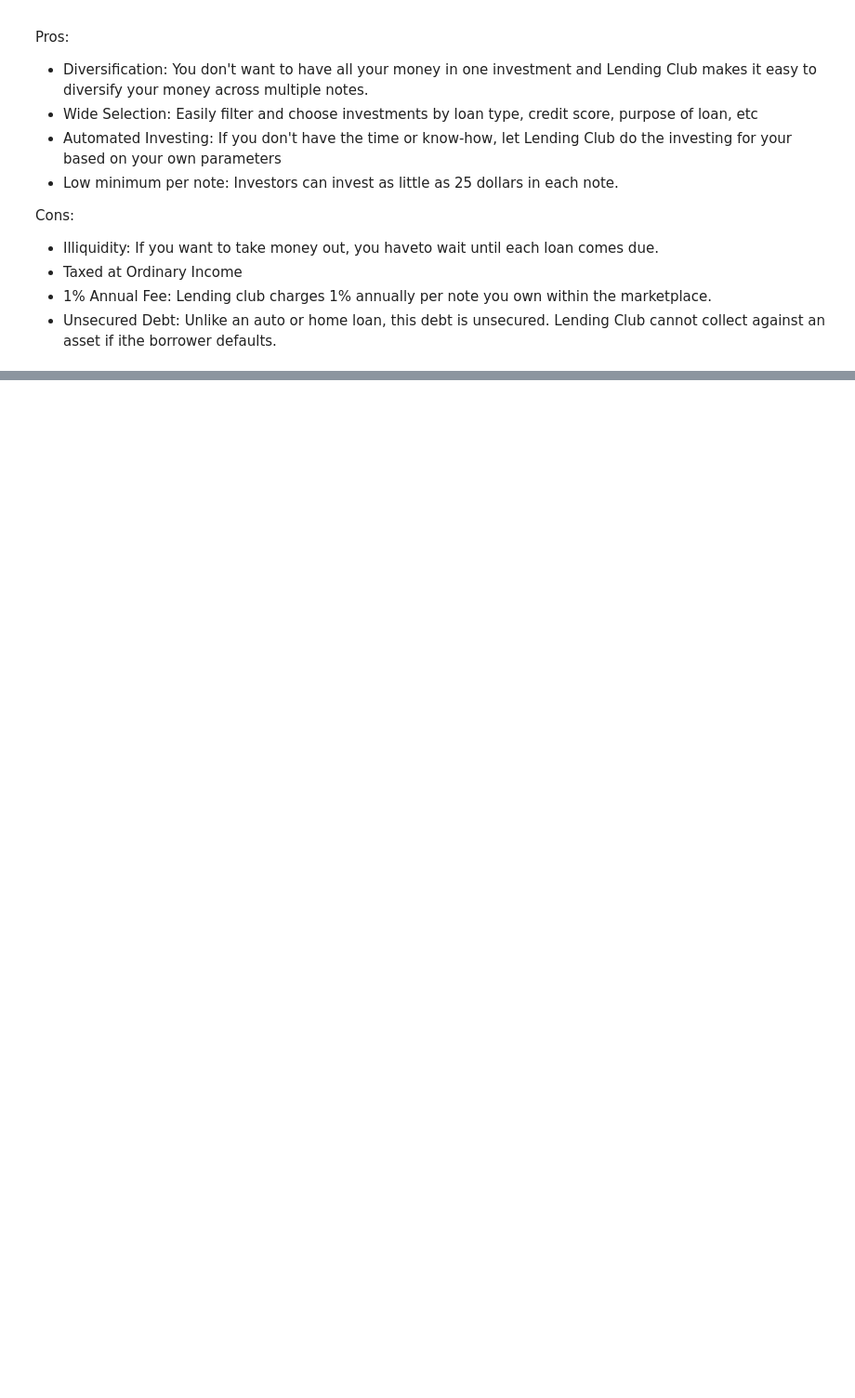
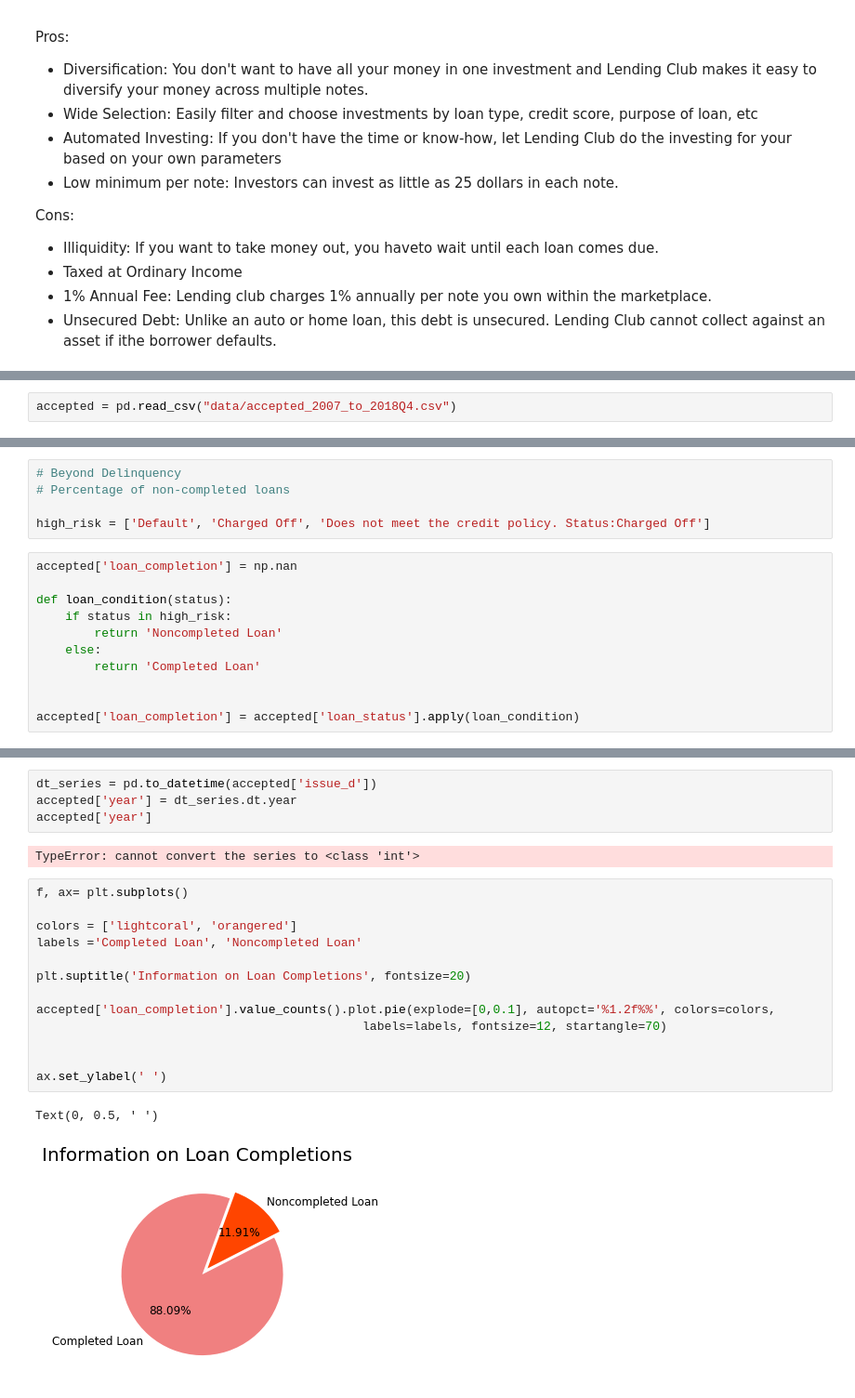
Before and after one commit to touyang219/LC_Capstone, a Jupyter notebook: Capstone.ipynb, the cells around one changed output, grey strips where cells are left out. Shown at 93% size. Cells and saved outputs as stored; diff of their text form; blank space fills up the shorter version.

```diff
--- a/Capstone.ipynb
+++ b/Capstone.ipynb
@@ -80,0 +92,2 @@ Cons:
+# %%
+accepted = pd.read_csv("data/accepted_2007_to_2018Q4.csv")
@@ -80,0 +130,16 @@ Cons:
+# %%
+# Beyond Delinquency
+# Percentage of non-completed loans
+
+high_risk = ['Default', 'Charged Off', 'Does not meet the credit policy. Status:Charged Off']
+# %%
+accepted['loan_completion'] = np.nan
+
+def loan_condition(status):
+    if status in high_risk:
+        return 'Noncompleted Loan'
+    else:
+        return 'Completed Loan'
+
+
+accepted['loan_completion'] = accepted['loan_status'].apply(loan_condition)
@@ -80,0 +169,22 @@ Cons:
+# %%
+dt_series = pd.to_datetime(accepted['issue_d'])
+accepted['year'] = dt_series.dt.year
+accepted['year']
+# %% [output]
+TypeError: cannot convert the series to <class 'int'>
+# %%
+f, ax= plt.subplots()
+
+colors = ['lightcoral', 'orangered']
+labels ='Completed Loan', 'Noncompleted Loan'
+
+plt.suptitle('Information on Loan Completions', fontsize=20)
+
+accepted['loan_completion'].value_counts().plot.pie(explode=[0,0.1], autopct='%1.2f%%', colors=colors,
+                                             labels=labels, fontsize=12, startangle=70)
+
+
+ax.set_ylabel(' ')
+# %% [output]
+Text(0, 0.5, ' ')
+[figure, added]
```
Also changed, not shown: parts of 33 cells of this notebook.
